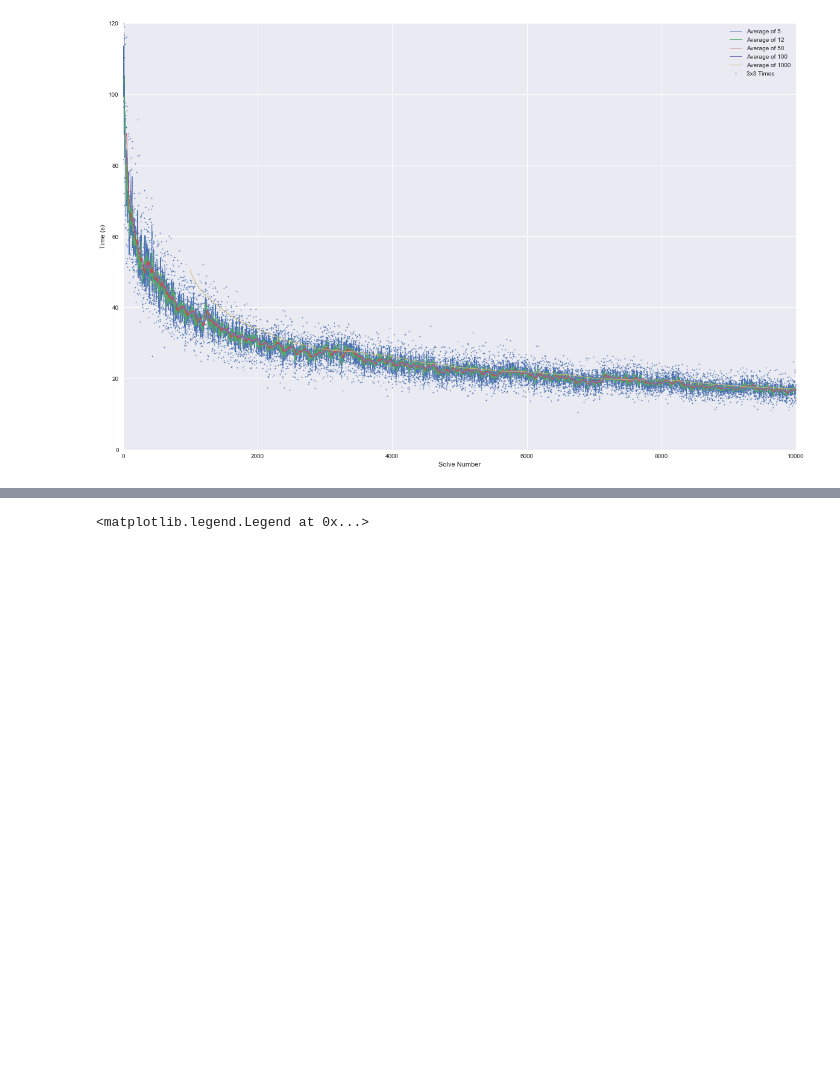
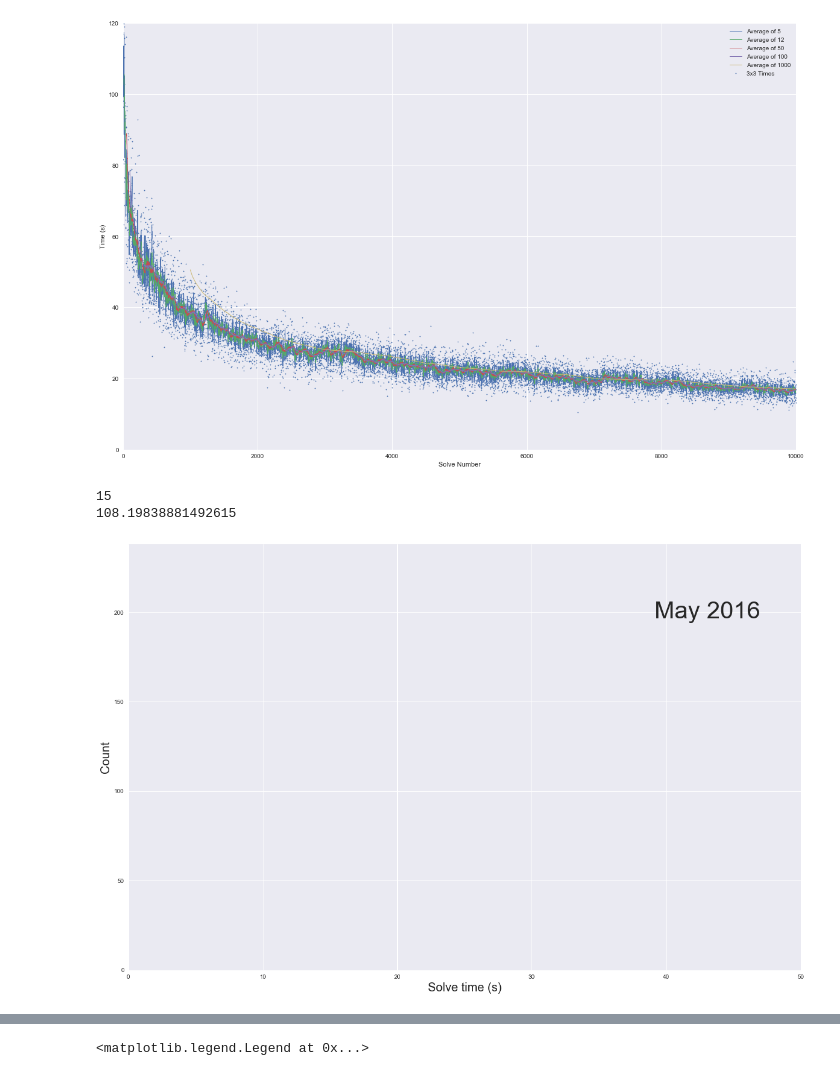
Before and after one commit to cnapun/cube-plots, a Jupyter notebook: cubetimes.ipynb, the cells around one changed output, grey strips where cells are left out. Saved outputs shown, nothing was run; the diff lists cells and outputs as text; code cells hidden in the pictures; blank space fills up the shorter version.

```diff
--- a/cubetimes.ipynb
+++ b/cubetimes.ipynb
@@ -104,36 +105,47 @@ plt.legend(loc='best')
 # %%
 tms = rdf['Time'].values
 step = 0.25
 maxt = 50
-n_per_step = 40 # decrease for cleaner animation
+n_per_step = 15 # decrease for cleaner animation
+start = time.time()
 
 fig, ax = plt.subplots()
 
 bins = np.arange(0,maxt+step,step)
 frequencies = np.zeros(len(bins)-1)
 rects = ax.bar(bins[:-1], frequencies, 0.25)
 
 plt.xlim(0, maxt)
 plt.ylim(0, np.max(np.histogram(tms, bins)[0])+25)
-plt.xlabel('Solve time (s)')
-plt.ylabel('Count')
+plt.xlabel('Solve time (s)', size=20)
+plt.ylabel('Count', size=20)
 
-def animate(arg, rects):
+def animate(arg, rects, date_text):
     frameno, frequencies = arg
     for rect, f in zip(rects, frequencies):
         rect.set_height(f)
+    frame_date = rdf.index[min(int((frameno-0.5)*n_per_step), len(tms)-1)].date()
+    date_text.set_text(frame_date.strftime('%B %Y'))
+
+date_text = ax.text(maxt-3, 200,'matplotlib', horizontalalignment='right', fontsize=40, verticalalignment='center')
 
 interval = int(10*n_per_step/len(tms)*1e3)
-
+print(interval)
 def step():
     frequencies = np.zeros(len(bins)-1)
     for frame in np.arange(1, len(tms)//n_per_step+3):
         frequencies += np.histogram(tms[(frame-1)*n_per_step:frame*n_per_step], bins)[0]
         yield frame, frequencies
 
 
 
 ani = animation.FuncAnimation(fig, animate, step,
                         interval=interval, repeat=False,
-                              blit=False, fargs=(rects,), save_count=len(tms)//n_per_step+3)
+                              blit=False, fargs=(rects,date_text,), save_count=len(tms)//n_per_step+3)
 ani.save('cubehist.mp4')
+end = time.time()
+print(end-start)
+# %% [output]
+15
+108.19838881492615
+[figure, added]
```
Also changed, not shown: parts of 4 cells of this notebook, 1 other file.
